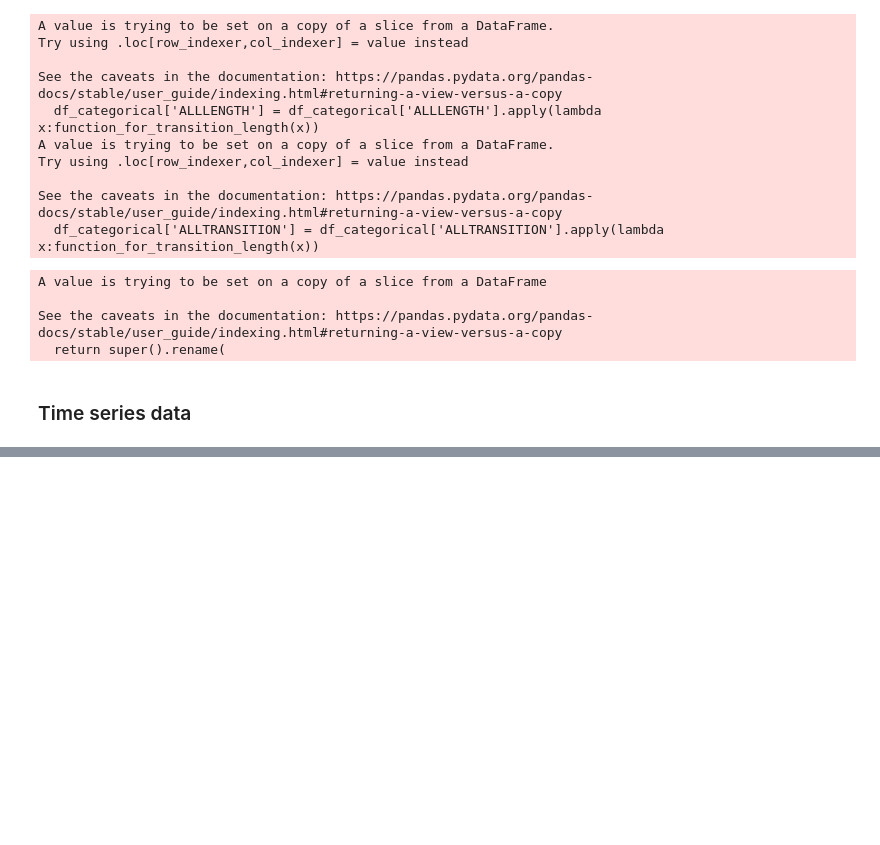
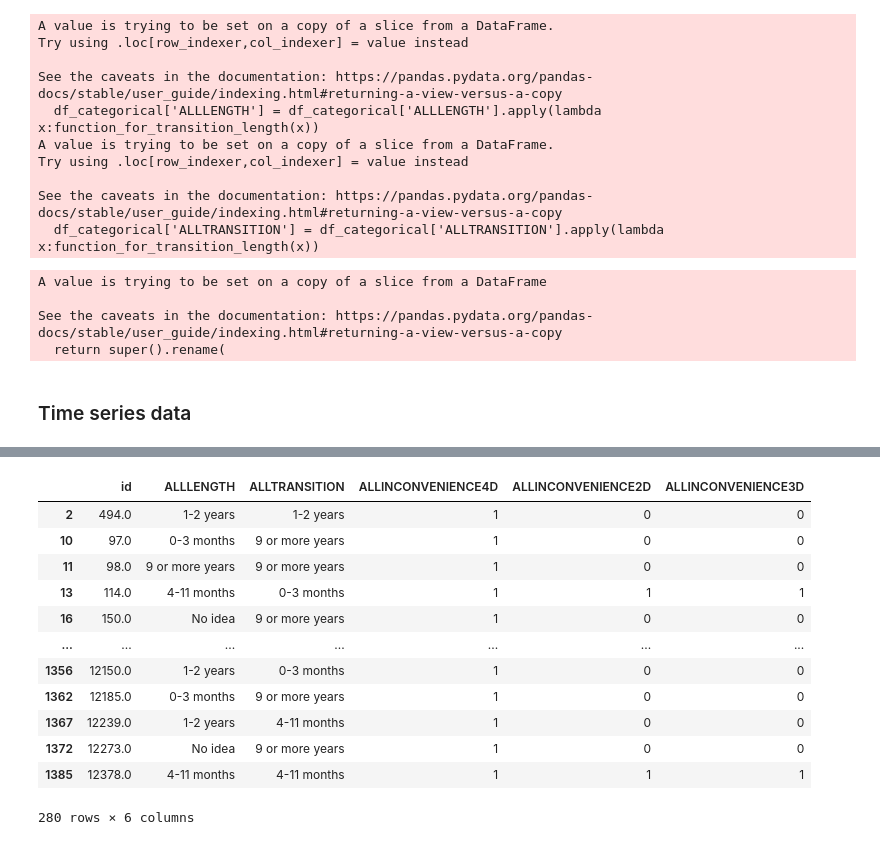
Before and after one commit to krips2398/vegan-planet, a Jupyter notebook: data_transformation/Data Transformation.ipynb, the cells around one changed output, grey strips where cells are left out. Drawn from its saved outputs; the diff is of its cells as text; code cells hidden in the pictures; blank space fills up the shorter version.

```diff
--- a/data_transformation/Data Transformation.ipynb
+++ b/data_transformation/Data Transformation.ipynb
@@ -373,0 +482,16 @@ df_time_series.to_csv('../project_data/timeseries_opening_of_restuarants.csv',in
+# %%
+df_new
+# %% [output]
+|  | id | ALLLENGTH | ALLTRANSITION | ALLINCONVENIENCE4D | ALLINCONVENIENCE2D | ALLINCONVENIENCE3D |
+| 2 | 494.0 | 1-2 years | 1-2 years | 1 | 0 | 0 |
+| 10 | 97.0 | 0-3 months | 9 or more years | 1 | 0 | 0 |
+| 11 | 98.0 | 9 or more years | 9 or more years | 1 | 0 | 0 |
+| 13 | 114.0 | 4-11 months | 0-3 months | 1 | 1 | 1 |
+| 16 | 150.0 | No idea | 9 or more years | 1 | 0 | 0 |
+| ... | ... | ... | ... | ... | ... | ... |
+| 1356 | 12150.0 | 1-2 years | 0-3 months | 1 | 0 | 0 |
+| 1362 | 12185.0 | 0-3 months | 9 or more years | 1 | 0 | 0 |
+| 1367 | 12239.0 | 1-2 years | 4-11 months | 1 | 0 | 0 |
+| 1372 | 12273.0 | No idea | 9 or more years | 1 | 0 | 0 |
+| 1385 | 12378.0 | 4-11 months | 4-11 months | 1 | 1 | 1 |
+280 rows × 6 columns
```
Also changed, not shown: parts of 18 cells of this notebook, 3 other files.
